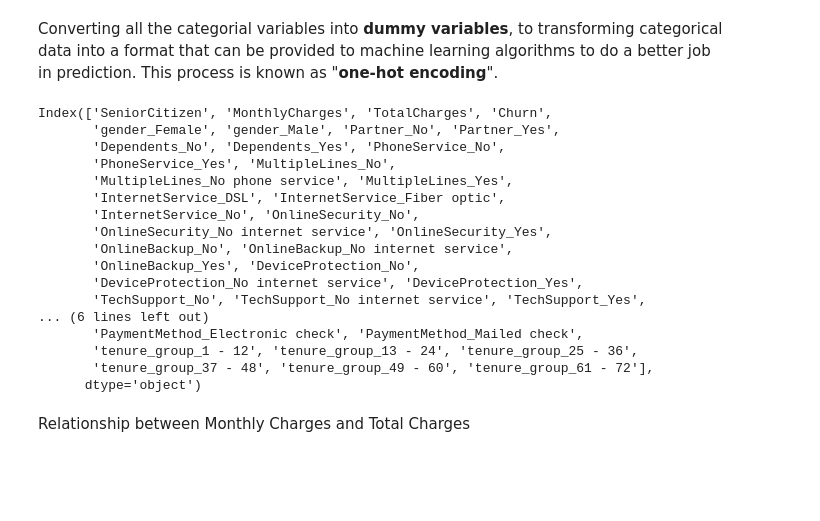
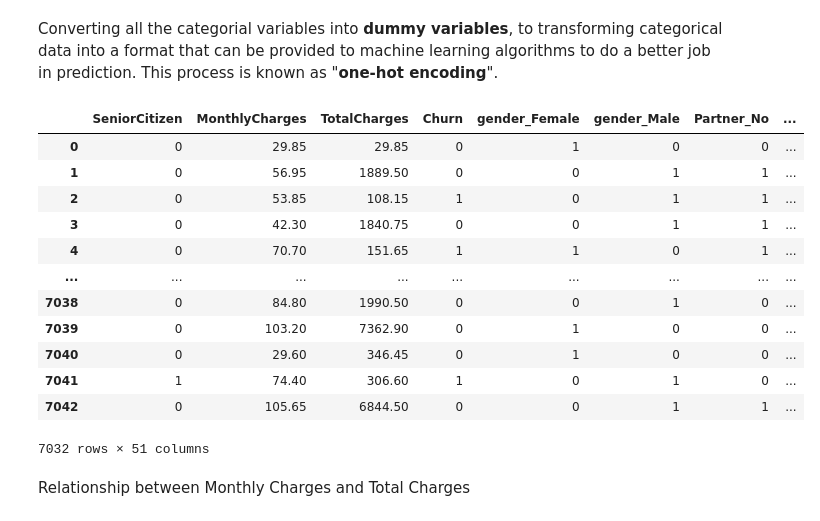
Before and after one commit to hariskhan-hk/Churn_pred, a Jupyter notebook: Telecomm_Churn_EDA.ipynb, the cells around one changed output. Drawn from its saved outputs; the diff is of its cells as text; code cells hidden in the pictures; blank space fills up the shorter version.

```diff
--- a/Telecomm_Churn_EDA.ipynb
+++ b/Telecomm_Churn_EDA.ipynb
@@ -16,7 +16,7 @@ import matplotlib.pyplot as plt
 # %% [markdown]
 Importing the dataset
 # %%
-tel_df= pd.read_csv("/content/Raw_Telecom_Dataset.csv")
+tel_df= pd.read_csv("/content/sample_data/Raw_Telecom_Dataset.csv")
 tel_df
 # %% [output]
 |  | customerID | gender | SeniorCitizen | Partner | Dependents | tenure | PhoneService | MultipleLines | ... |
@@ -267,26 +267,23 @@ Name: count, dtype: int64
 # %% [markdown]
 Converting all the categorial variables into **dummy variables**, to transforming categorical data into a format that can be provided to machine learning algorithms to do a better job in prediction. This process is known as "**one-hot encoding**".
 # %%
-tel_df_dummies = pd.get_dummies(tel_df_copy)
-tel_df_dummies.columns
+tel_df_dummies = pd.get_dummies(tel_df_copy, dtype=int)
+# tel_df_dummies.columns
+tel_df_dummies
 # %% [output]
+|  | SeniorCitizen | MonthlyCharges | TotalCharges | Churn | gender_Female | gender_Male | Partner_No | ... |
+| 0 | 0 | 29.85 | 29.85 | 0 | 1 | 0 | 0 | ... |
+| 1 | 0 | 56.95 | 1889.50 | 0 | 0 | 1 | 1 | ... |
+| 2 | 0 | 53.85 | 108.15 | 1 | 0 | 1 | 1 | ... |
+| 3 | 0 | 42.30 | 1840.75 | 0 | 0 | 1 | 1 | ... |
+| 4 | 0 | 70.70 | 151.65 | 1 | 1 | 0 | 1 | ... |
+| ... | ... | ... | ... | ... | ... | ... | ... | ... |
+| 7038 | 0 | 84.80 | 1990.50 | 0 | 0 | 1 | 0 | ... |
+| 7039 | 0 | 103.20 | 7362.90 | 0 | 1 | 0 | 0 | ... |
+| 7040 | 0 | 29.60 | 346.45 | 0 | 1 | 0 | 0 | ... |
+| 7041 | 1 | 74.40 | 306.60 | 1 | 0 | 1 | 0 | ... |
+| 7042 | 0 | 105.65 | 6844.50 | 0 | 0 | 1 | 1 | ... |
-Index(['SeniorCitizen', 'MonthlyCharges', 'TotalCharges', 'Churn',
-       'gender_Female', 'gender_Male', 'Partner_No', 'Partner_Yes',
-       'Dependents_No', 'Dependents_Yes', 'PhoneService_No',
-       'PhoneService_Yes', 'MultipleLines_No',
-       'MultipleLines_No phone service', 'MultipleLines_Yes',
-       'InternetService_DSL', 'InternetService_Fiber optic',
-       'InternetService_No', 'OnlineSecurity_No',
-       'OnlineSecurity_No internet service', 'OnlineSecurity_Yes',
-       'OnlineBackup_No', 'OnlineBackup_No internet service',
-       'OnlineBackup_Yes', 'DeviceProtection_No',
-       'DeviceProtection_No internet service', 'DeviceProtection_Yes',
-       'TechSupport_No', 'TechSupport_No internet service', 'TechSupport_Yes',
-... (6 lines left out)
-       'PaymentMethod_Electronic check', 'PaymentMethod_Mailed check',
-       'tenure_group_1 - 12', 'tenure_group_13 - 24', 'tenure_group_25 - 36',
-       'tenure_group_37 - 48', 'tenure_group_49 - 60', 'tenure_group_61 - 72'],
-      dtype='object')
+7032 rows × 51 columns
 # %% [markdown]
 Relationship between Monthly Charges and Total Charges
 # %%
```
